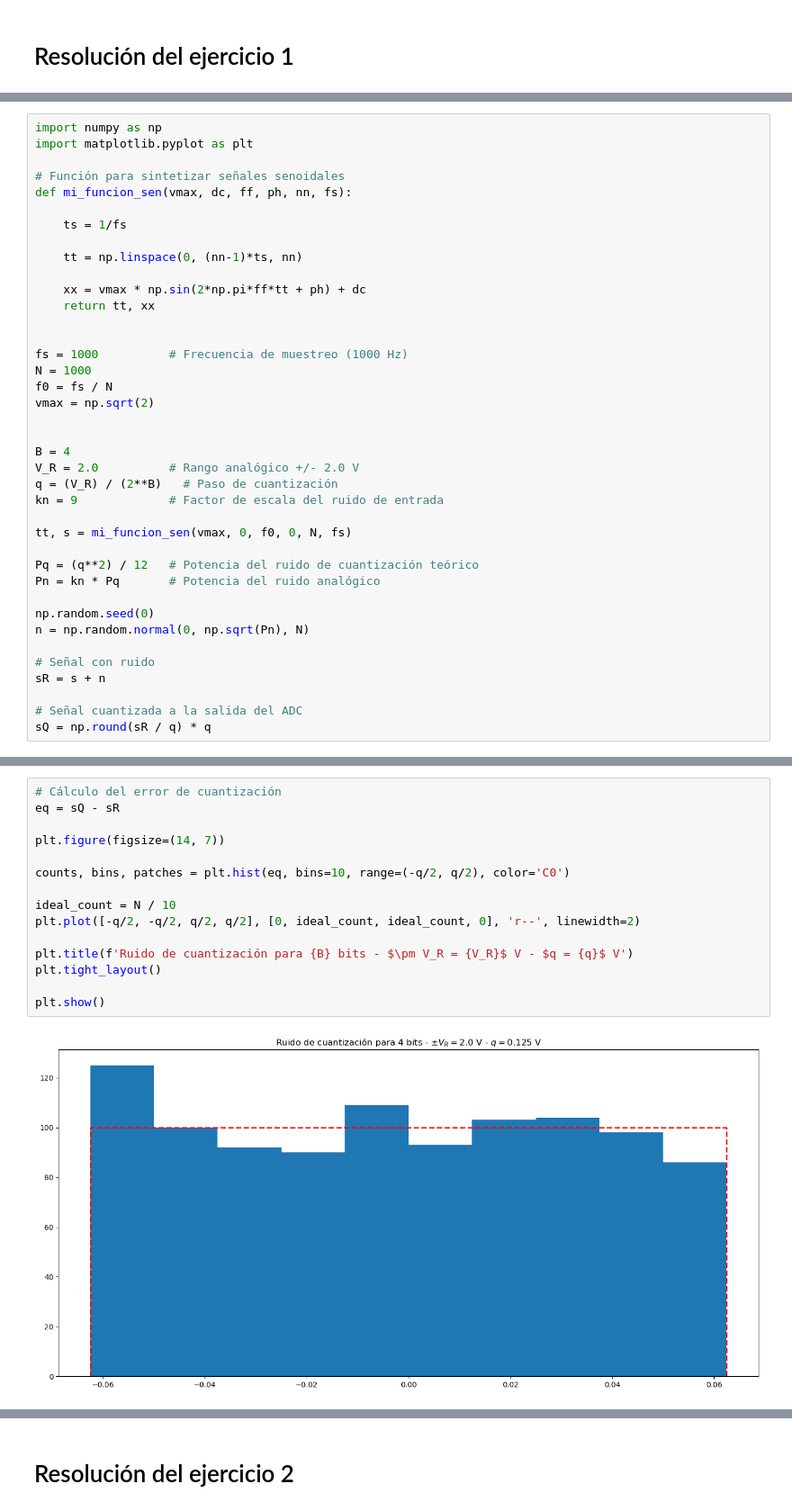
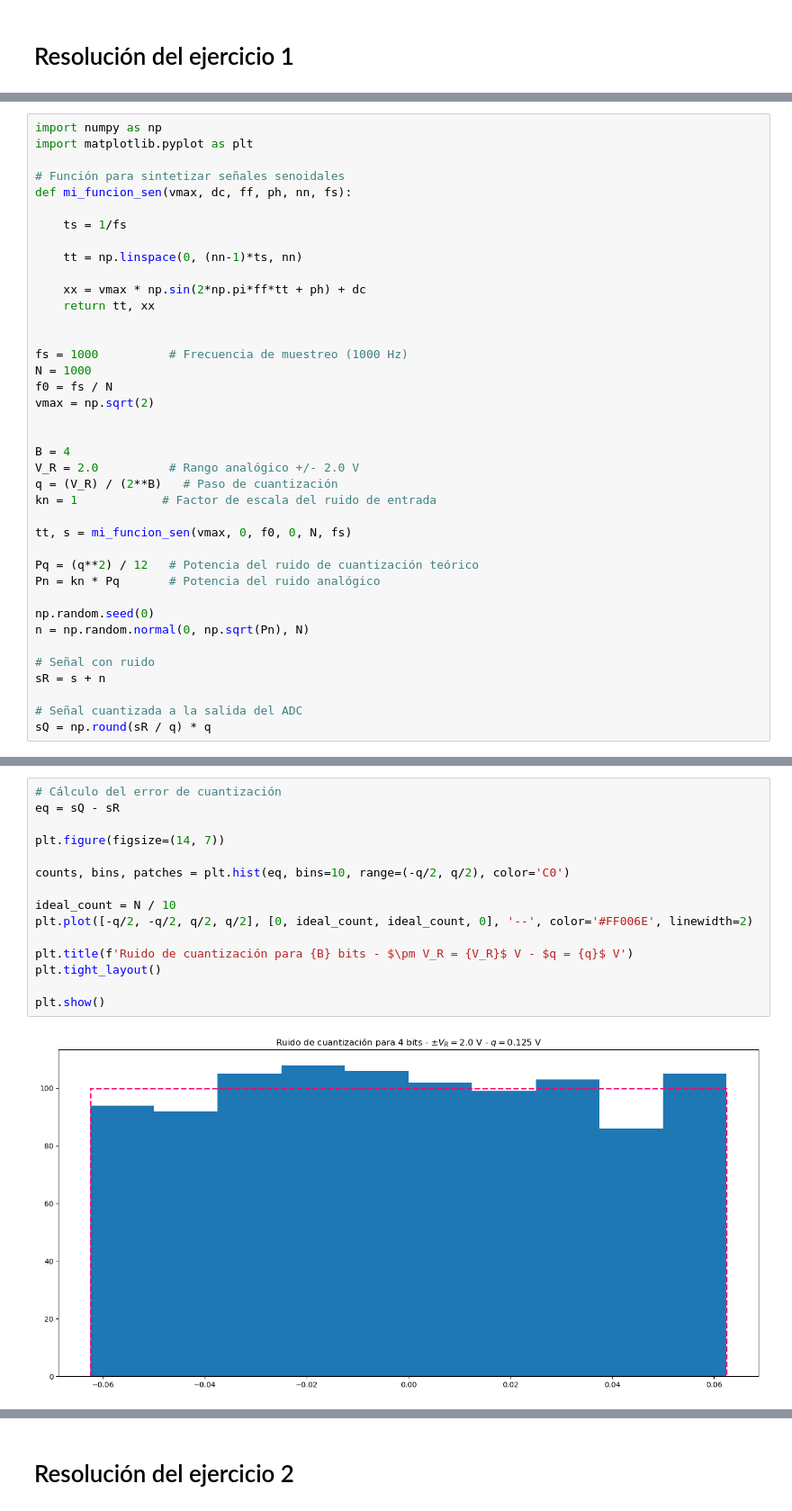
Before and after one commit to moradelacorte/APS, a Jupyter notebook: Mis_trabajos/TS2.ipynb, the cells around one changed output, grey strips where cells are left out. Shown at 90% size. Saved outputs shown, nothing was run; the diff lists cells and outputs as text.

```diff
--- a/Mis_trabajos/TS2.ipynb
+++ b/Mis_trabajos/TS2.ipynb
@@ -84,7 +87,7 @@ vmax = np.sqrt(2)
 B = 4
 V_R = 2.0          # Rango analógico +/- 2.0 V
 q = (V_R) / (2**B)   # Paso de cuantización
-kn = 9             # Factor de escala del ruido de entrada
+kn = 1            # Factor de escala del ruido de entrada
 
 tt, s = mi_funcion_sen(vmax, 0, f0, 0, N, fs)
 
@@ -156,17 +207,17 @@ plt.show()
 # %%
 # Cálculo del error de cuantización
 eq = sQ - sR
 
 plt.figure(figsize=(14, 7))
 
 counts, bins, patches = plt.hist(eq, bins=10, range=(-q/2, q/2), color='C0')
 
 ideal_count = N / 10
-plt.plot([-q/2, -q/2, q/2, q/2], [0, ideal_count, ideal_count, 0], 'r--', linewidth=2)
+plt.plot([-q/2, -q/2, q/2, q/2], [0, ideal_count, ideal_count, 0], '--', color='#FF006E', linewidth=2)
 
 plt.title(f'Ruido de cuantización para {B} bits - $\pm V_R = {V_R}$ V - $q = {q}$ V')
 plt.tight_layout()
 
 plt.show()
 # %% [output]
-[figure, old version]
+[figure, new version]
```
Also changed, not shown: parts of 16 cells of this notebook.
